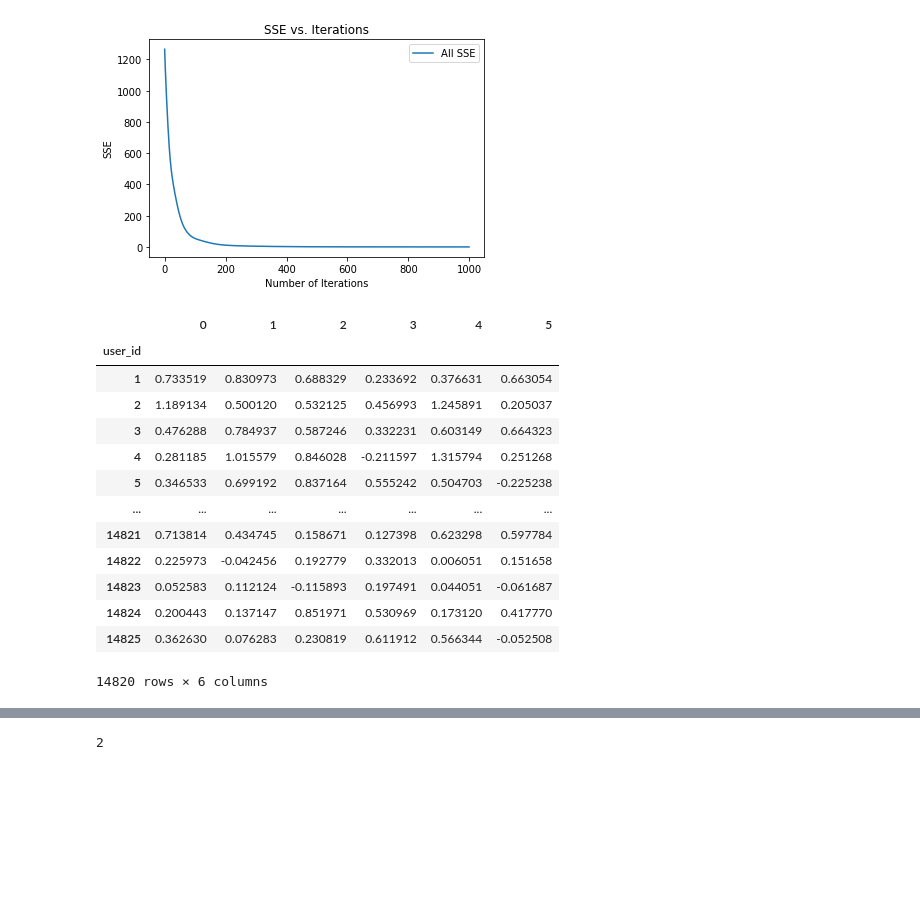
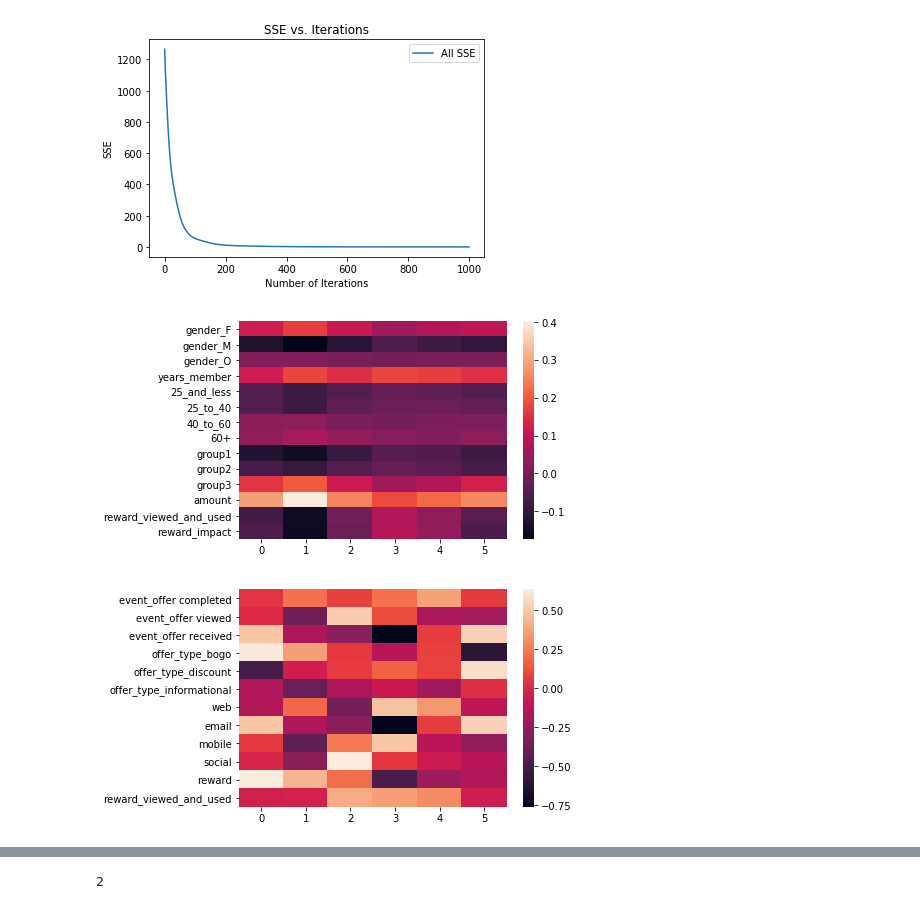
Before and after one commit to madkehl/Capstone, a Jupyter notebook: Starbucks Capstone .ipynb, the cells around one changed output, grey strips where cells are left out. Saved outputs shown, nothing was run; the diff lists cells and outputs as text; code cells hidden in the pictures; blank space fills up the shorter version.

Commit message:
feat: weighting svm input

```diff
--- a/Starbucks Capstone .ipynb
+++ b/Starbucks Capstone .ipynb
@@ -931,10 +895,9 @@ for i in range(8, 10, 3):
+# %%
+impact_weights = users_df2['reward_impact']*10 + 1
+
+user_item_weighted = user_item.mul(impact_weights, axis = 'rows')
 # %%
-
-
-user_item = create_user_item_matrix(df_gb)
-
-#learning_rate = 0.01
-u, vt, sse_totals = FunkSVD(user_item, latent_features=6, learning_rate=0.02, iters=1000)
+u, vt, sse_totals = FunkSVD(user_item_weighted, latent_features=6, learning_rate=0.02, iters=550)
 # %% [output]
 Optimization Statistics
 Iterations | Mean Squared Error
@@ -958,22 +921,6 @@ plot_sse_fig(range(1000), sse_totals, met_label = "SSE")
 # %% [output]
 [figure]
 # %%
-
 v = vt.T
-
 for_cor = pd.concat([v, u], axis = 0)
+for_cor.to_csv('./output_funksvd_weighted.csv')
-# %% [output]
-|  | 0 | 1 | 2 | 3 | 4 | 5 |
-| user_id |  |  |  |  |  |  |
-| 1 | 0.733519 | 0.830973 | 0.688329 | 0.233692 | 0.376631 | 0.663054 |
-| 2 | 1.189134 | 0.500120 | 0.532125 | 0.456993 | 1.245891 | 0.205037 |
-| 3 | 0.476288 | 0.784937 | 0.587246 | 0.332231 | 0.603149 | 0.664323 |
-| 4 | 0.281185 | 1.015579 | 0.846028 | -0.211597 | 1.315794 | 0.251268 |
-| 5 | 0.346533 | 0.699192 | 0.837164 | 0.555242 | 0.504703 | -0.225238 |
-| ... | ... | ... | ... | ... | ... | ... |
-| 14821 | 0.713814 | 0.434745 | 0.158671 | 0.127398 | 0.623298 | 0.597784 |
-| 14822 | 0.225973 | -0.042456 | 0.192779 | 0.332013 | 0.006051 | 0.151658 |
-| 14823 | 0.052583 | 0.112124 | -0.115893 | 0.197491 | 0.044051 | -0.061687 |
-| 14824 | 0.200443 | 0.137147 | 0.851971 | 0.530969 | 0.173120 | 0.417770 |
-| 14825 | 0.362630 | 0.076283 | 0.230819 | 0.611912 | 0.566344 | -0.052508 |
-14820 rows × 6 columns
@@ -983,0 +927,18 @@ df_gb.columns
+# %%
+user_id_char = u.merge(users_df2, left_on = u.index, right_on = 'user_id', how = 'right')
+user_id_char = user_id_char.drop(['user_id'], axis = 1)
+
+user_corr = user_id_char.corr()
+
+sns.heatmap(user_corr.iloc[6:, 0:6], annot=False, fmt=".2f");
+# %% [output]
+[figure, added]
+# %%
+offer_id_char = v.merge(offer_agg, left_on = v.index, right_on = 'offer_id', how = 'right')
+offer_id_char = offer_id_char.drop(['user_id'], axis = 1)
+
+offer_corr = offer_id_char.corr()
+
+sns.heatmap(offer_corr.iloc[7:, 0:6], annot=False, fmt=".2f");
+# %% [output]
+[figure, added]
```
Also changed, not shown: parts of 19 cells of this notebook, 1 other file.
